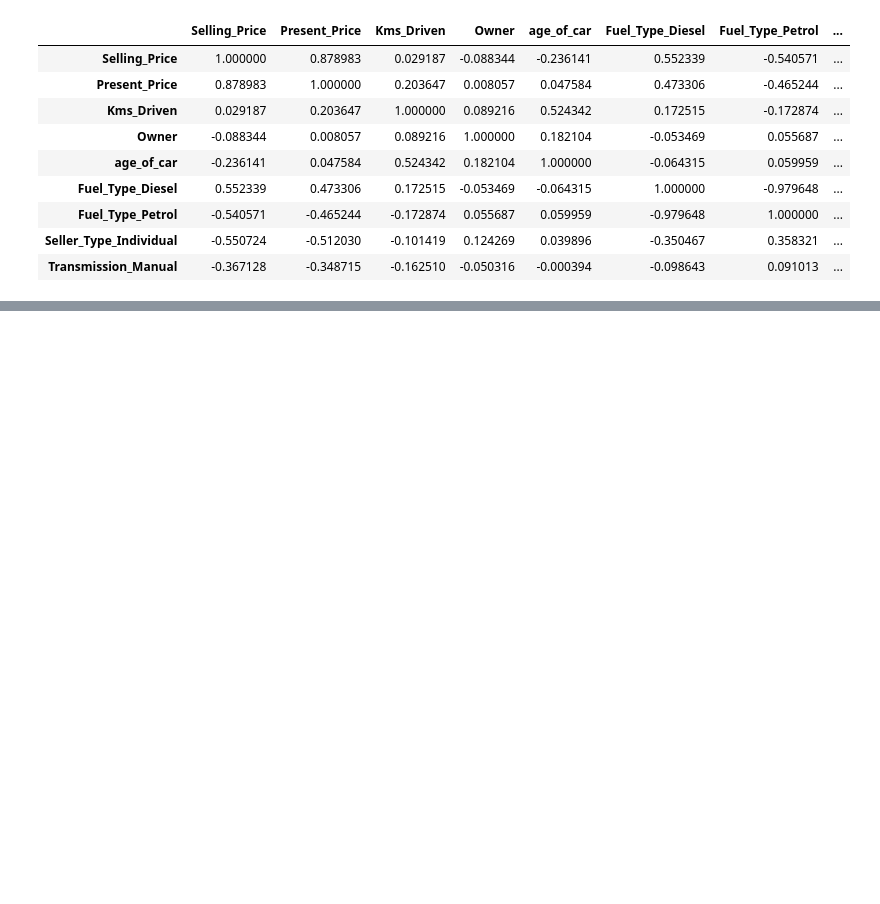
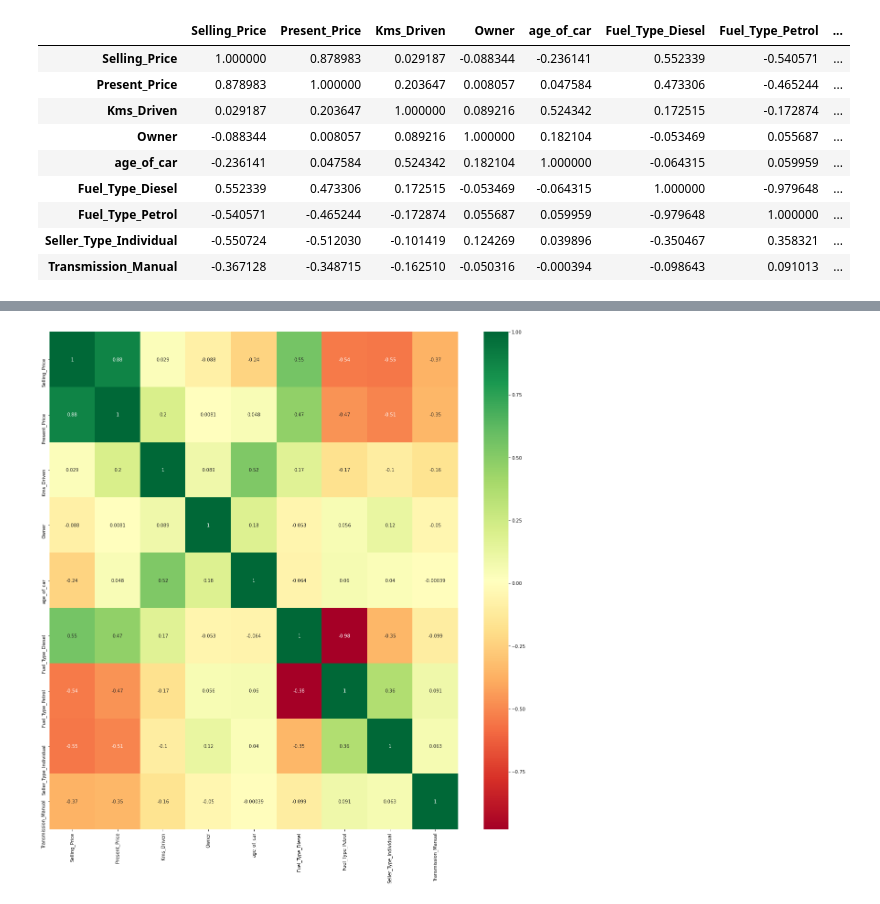
Before and after one commit to purplevarun/car-price-prediction, a Jupyter notebook: Untitled.ipynb, the cells around one changed output, grey strips where cells are left out. Saved outputs shown, nothing was run; the diff lists cells and outputs as text; code cells hidden in the pictures; blank space fills up the shorter version.

```diff
--- a/Untitled.ipynb
+++ b/Untitled.ipynb
@@ -194,0 +201,8 @@ ModuleNotFoundError: No module named 'seaborn'
+# %%
+corrmat = FD.corr()
+top_corr_features = corrmat.index
+plt.figure(figsize=(20,20))
+#plot heat map - idk, some copied code the teacher used
+g = sns.heatmap(FD[top_corr_features].corr(),annot=True,cmap="RdYlGn")
+# %% [output]
+[figure, added]
```
Also changed, not shown: parts of 6 cells of this notebook.
